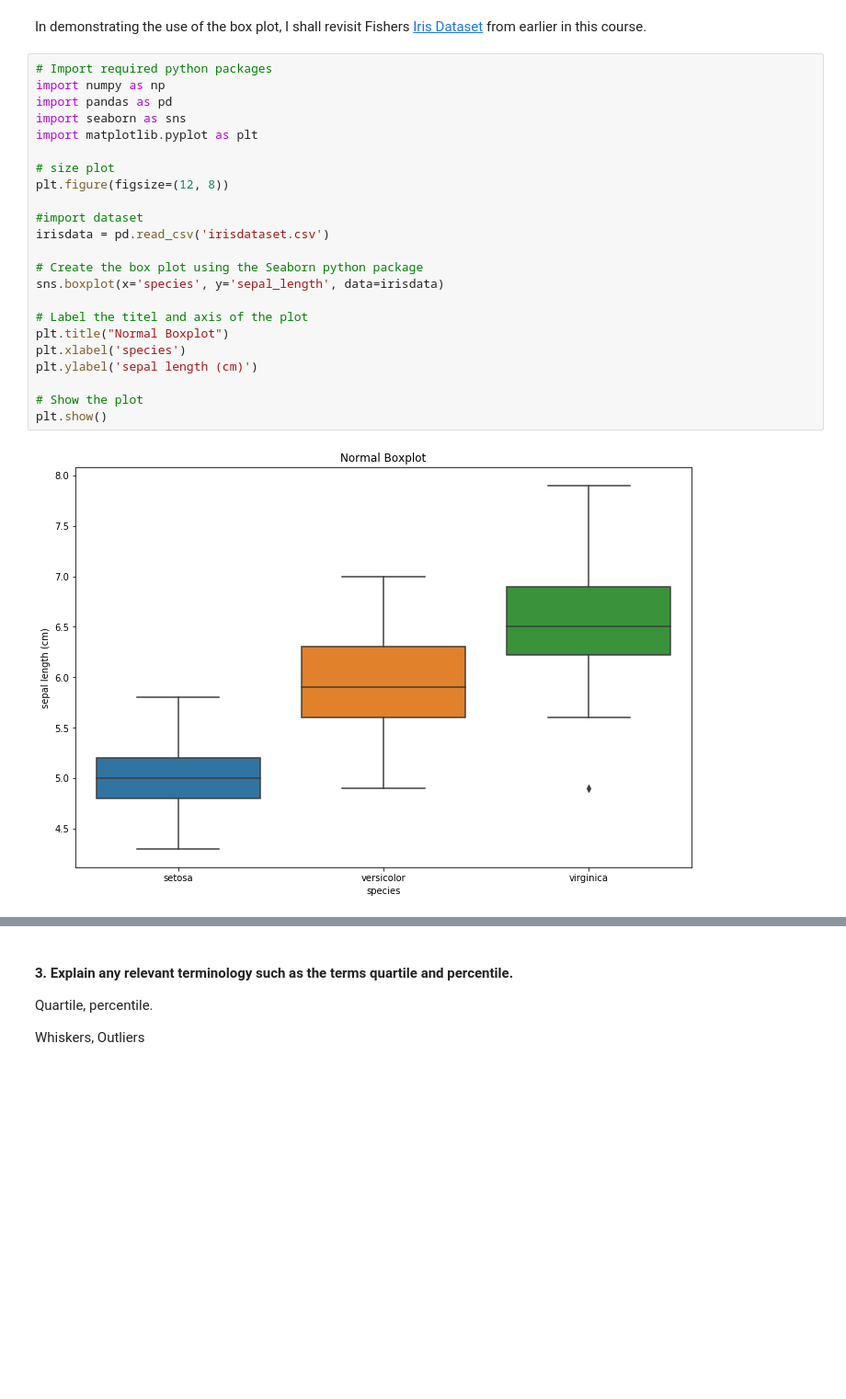
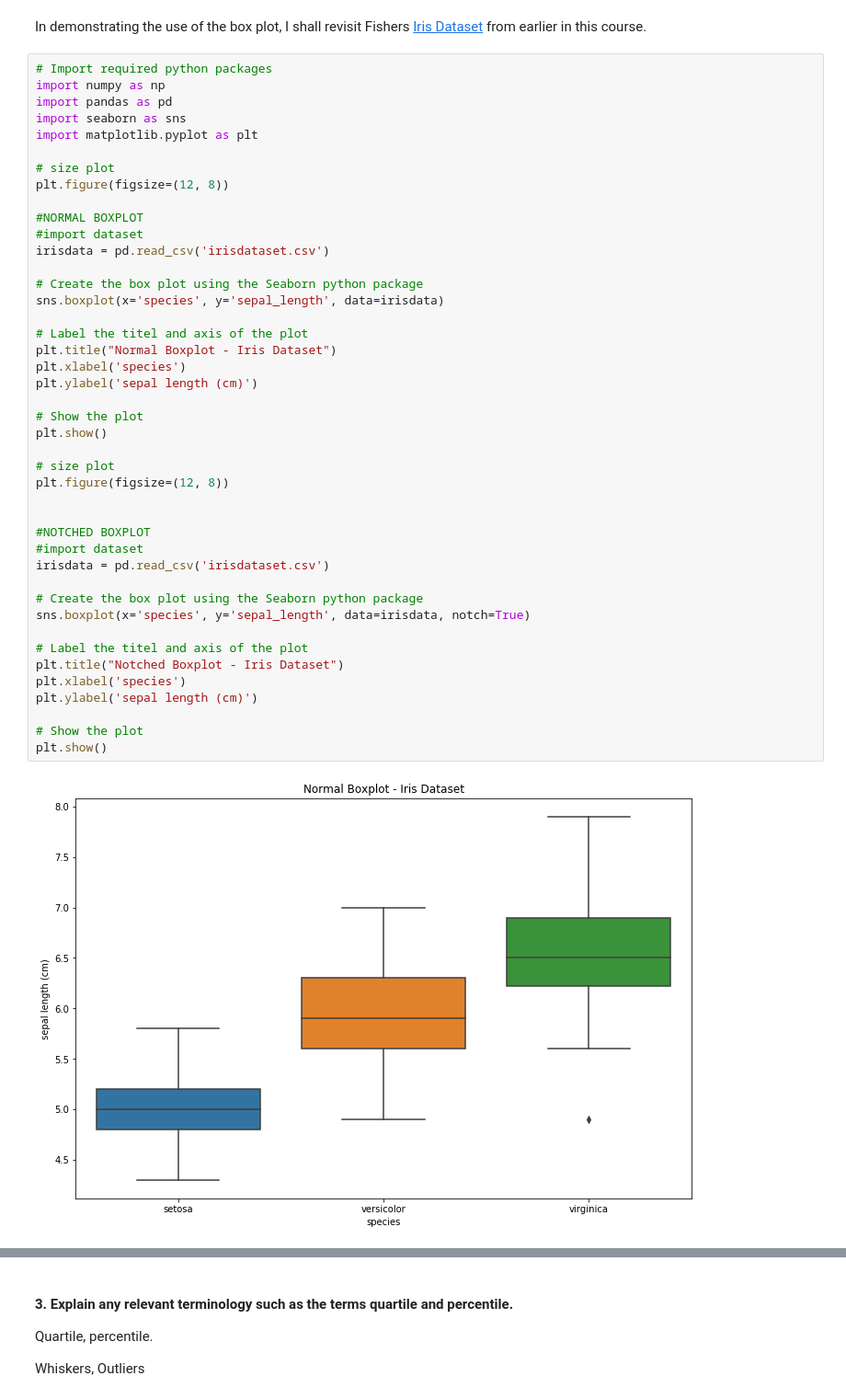
Before and after one commit to patmcdonald/FundData52446_project, a Jupyter notebook: Fundamentals of Data Analysis project 2018.ipynb, the cells around one changed output, grey strips where cells are left out. Shown at 92% size. Saved outputs shown, nothing was run; the diff lists cells and outputs as text; blank space fills up the shorter version.

Commit message:
Add notched plot and push

```diff
--- a/Fundamentals of Data Analysis project 2018.ipynb
+++ b/Fundamentals of Data Analysis project 2018.ipynb
@@ -30,25 +30,45 @@ In demonstrating the use of the box plot, I shall revisit Fishers [Iris Dataset]
 # %%
 # Import required python packages
 import numpy as np
 import pandas as pd
 import seaborn as sns
 import matplotlib.pyplot as plt
 
 # size plot
 plt.figure(figsize=(12, 8))
 
+#NORMAL BOXPLOT
 #import dataset
 irisdata = pd.read_csv('irisdataset.csv')
 
 # Create the box plot using the Seaborn python package
 sns.boxplot(x='species', y='sepal_length', data=irisdata)
 
 # Label the titel and axis of the plot
-plt.title("Normal Boxplot")
+plt.title("Normal Boxplot - Iris Dataset")
 plt.xlabel('species')
 plt.ylabel('sepal length (cm)')
 
 # Show the plot
 plt.show()
+
+# size plot
+plt.figure(figsize=(12, 8))
+
+
+#NOTCHED BOXPLOT
+#import dataset
+irisdata = pd.read_csv('irisdataset.csv')
+
+# Create the box plot using the Seaborn python package
+sns.boxplot(x='species', y='sepal_length', data=irisdata, notch=True)
+
+# Label the titel and axis of the plot
+plt.title("Notched Boxplot - Iris Dataset")
+plt.xlabel('species')
+plt.ylabel('sepal length (cm)')
+
+# Show the plot
+plt.show()
 # %% [output]
-[figure, old version]
+[figure, new version]
```
Also changed, not shown: parts of 1 cell of this notebook.
